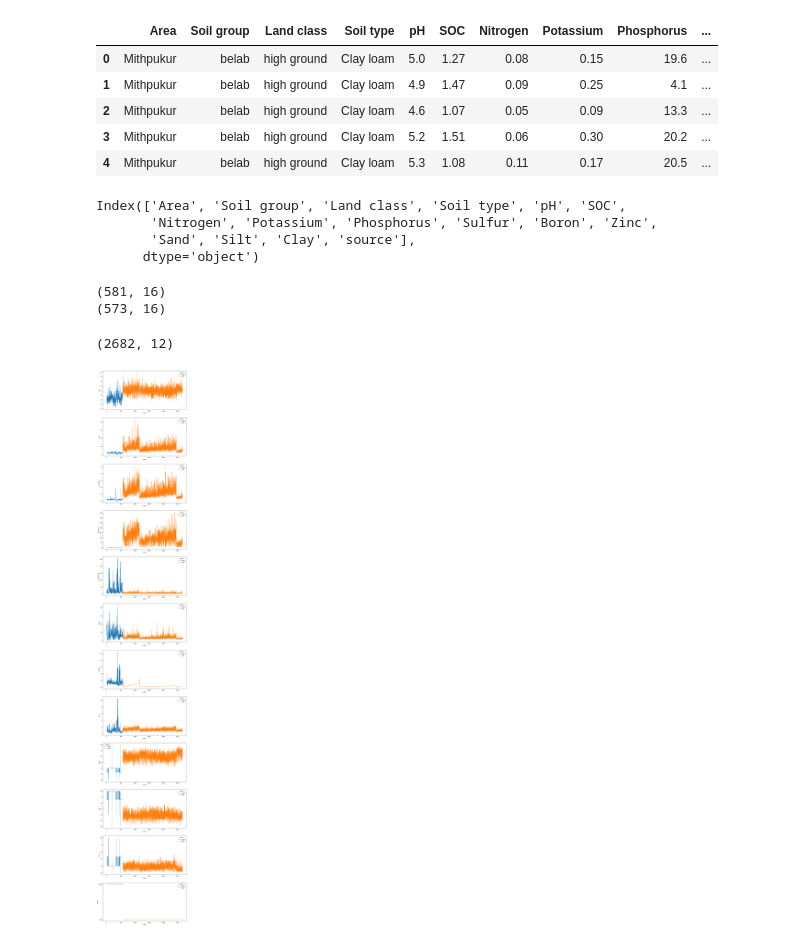
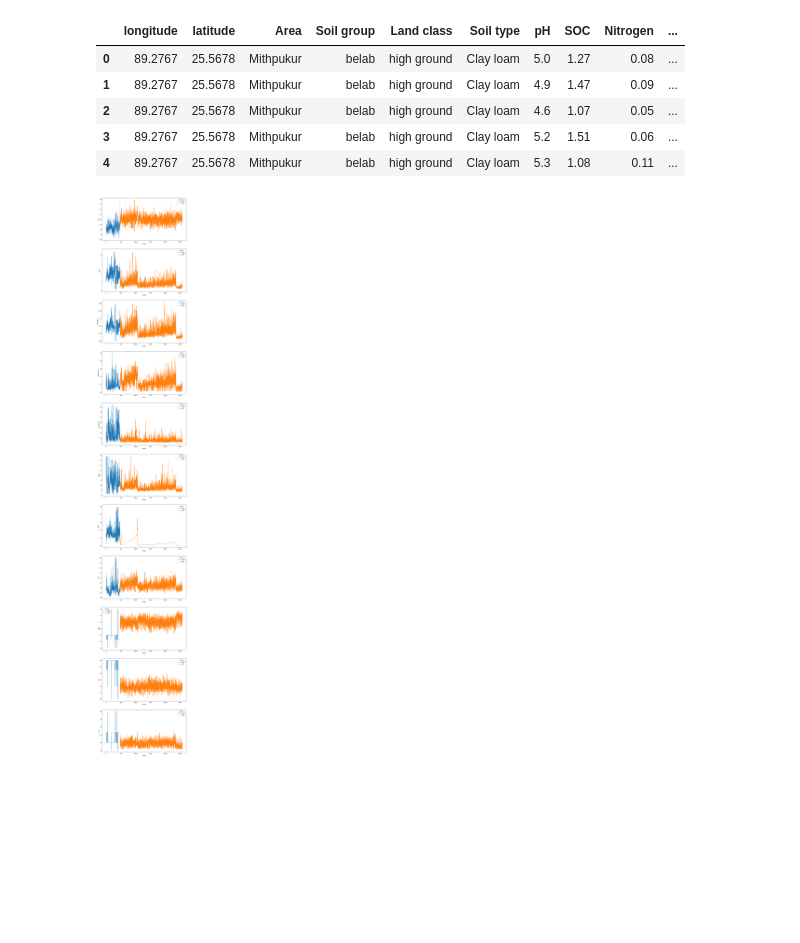
Before and after one commit to mm-mazhar/IPAGE, a Jupyter notebook: notebooks/task_2_exploratory_data_analysis/by-Jamsheeda/eda.ipynb, the cells around one changed output. Drawn from its saved outputs; the diff is of its cells as text; code cells hidden in the pictures; blank space fills up the shorter version.

```diff
--- a/notebooks/task_2_exploratory_data_analysis/by-Jamsheeda/eda.ipynb
+++ b/notebooks/task_2_exploratory_data_analysis/by-Jamsheeda/eda.ipynb
@@ -3,7 +3,6 @@ import pandas as pd
 import seaborn as sns
 import matplotlib.pyplot as plt
 # %%
-ipage_data = pd.read_csv('./data/ipage_final.csv')
-print(ipage_data.head())
-print(ipage_data.shape)
+data = pd.read_csv('./data/merged_v2.csv')
+print(data.head())
 # %% [output]
@@ -49,37 +29,23 @@ isda_data['source'] = 'isda'
+# %%
+data.loc[data['Area'] == 'isda','source'] = 'isda'
+data.loc[data['Area'] != 'isda','source'] = 'ipage'
 # %%
-ipage_data.head()
+data.head()
 # %% [output]
-|  | Area | Soil group | Land class | Soil type | pH | SOC | Nitrogen | Potassium | Phosphorus | ... |
-| 0 | Mithpukur | belab | high ground | Clay loam | 5.0 | 1.27 | 0.08 | 0.15 | 19.6 | ... |
-| 1 | Mithpukur | belab | high ground | Clay loam | 4.9 | 1.47 | 0.09 | 0.25 | 4.1 | ... |
-| 2 | Mithpukur | belab | high ground | Clay loam | 4.6 | 1.07 | 0.05 | 0.09 | 13.3 | ... |
-| 3 | Mithpukur | belab | high ground | Clay loam | 5.2 | 1.51 | 0.06 | 0.30 | 20.2 | ... |
-| 4 | Mithpukur | belab | high ground | Clay loam | 5.3 | 1.08 | 0.11 | 0.17 | 20.5 | ... |
+|  | longitude | latitude | Area | Soil group | Land class | Soil type | pH | SOC | Nitrogen | ... |
+| 0 | 89.2767 | 25.5678 | Mithpukur | belab | high ground | Clay loam | 5.0 | 1.27 | 0.08 | ... |
+| 1 | 89.2767 | 25.5678 | Mithpukur | belab | high ground | Clay loam | 4.9 | 1.47 | 0.09 | ... |
+| 2 | 89.2767 | 25.5678 | Mithpukur | belab | high ground | Clay loam | 4.6 | 1.07 | 0.05 | ... |
+| 3 | 89.2767 | 25.5678 | Mithpukur | belab | high ground | Clay loam | 5.2 | 1.51 | 0.06 | ... |
+| 4 | 89.2767 | 25.5678 | Mithpukur | belab | high ground | Clay loam | 5.3 | 1.08 | 0.11 | ... |
-# %%
-ipage_data.columns
-# %% [output]
-Index(['Area', 'Soil group', 'Land class', 'Soil type', 'pH', 'SOC',
-       'Nitrogen', 'Potassium', 'Phosphorus', 'Sulfur', 'Boron', 'Zinc',
-       'Sand', 'Silt', 'Clay', 'source'],
-      dtype='object')
-# %%
-print(ipage_data.shape)
-# Remove outliers from ipage data
-ipage_data = ipage_data[(ipage_data['Nitrogen']<2)&(ipage_data['Potassium']<10)&(ipage_data['SOC']<5)&(ipage_data['Boron']<5)]
-print(ipage_data.shape)
-# %% [output]
-(581, 16)
-(573, 16)
 # %%
-req_cols = ['pH', 'SOC','Nitrogen', 'Potassium', 'Phosphorus', 'Sulfur', 'Boron', 'Zinc',
-       'Sand', 'Silt', 'Clay', 'source']
-df_combined = pd.concat([ipage_data[req_cols],isda_data[req_cols]],ignore_index=True)
-df_combined.shape
+data = data [['pH', 'SOC', 'Nitrogen', 'Potassium', 'Phosphorus',
+       'Sulfur', 'Boron', 'Zinc', 'Sand', 'Silt', 'Clay','source']]
-# %% [output]
-(2682, 12)
+# %%
+data.reset_index(inplace=True)
 # %%
-fig, axes = plt.subplots(len(df_combined.columns), 1, figsize=(12,8*10))
-for i,col in enumerate(df_combined.columns):
-    sns.lineplot(data=df_combined.reset_index(),x='index',y=col,hue='source',ax=axes[i])
+fig, axes = plt.subplots(len(data.columns)-2, 1, figsize=(12,8*10))
+for i,col in enumerate(data.columns[1:-1]):
+    sns.lineplot(data=data.reset_index(),x='index',y=col,hue='source',ax=axes[i])
 # %% [output]
-[figure, old version]
+[figure, new version]
```
Also changed, not shown: parts of 14 cells of this notebook, 3 other files.
